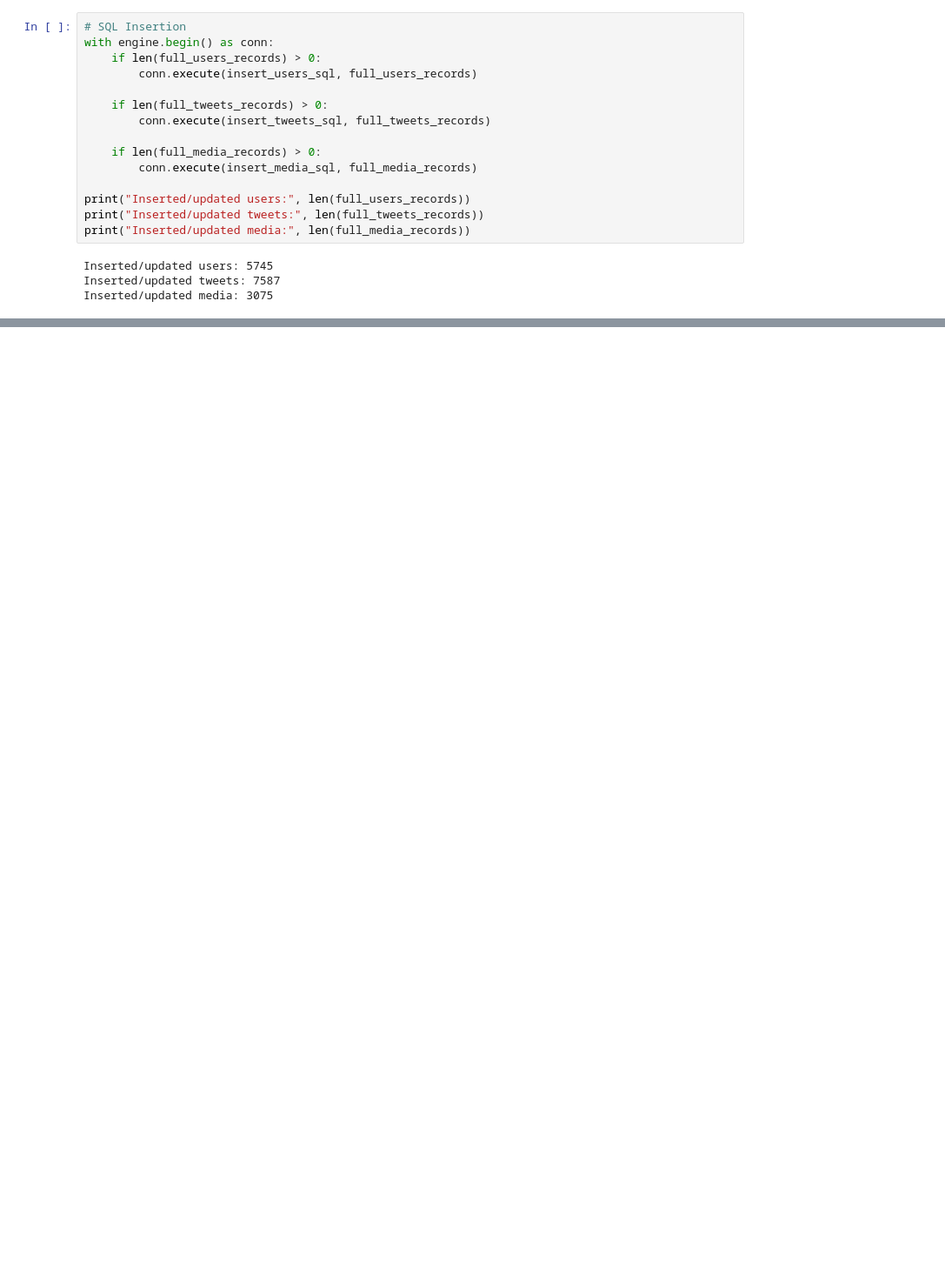
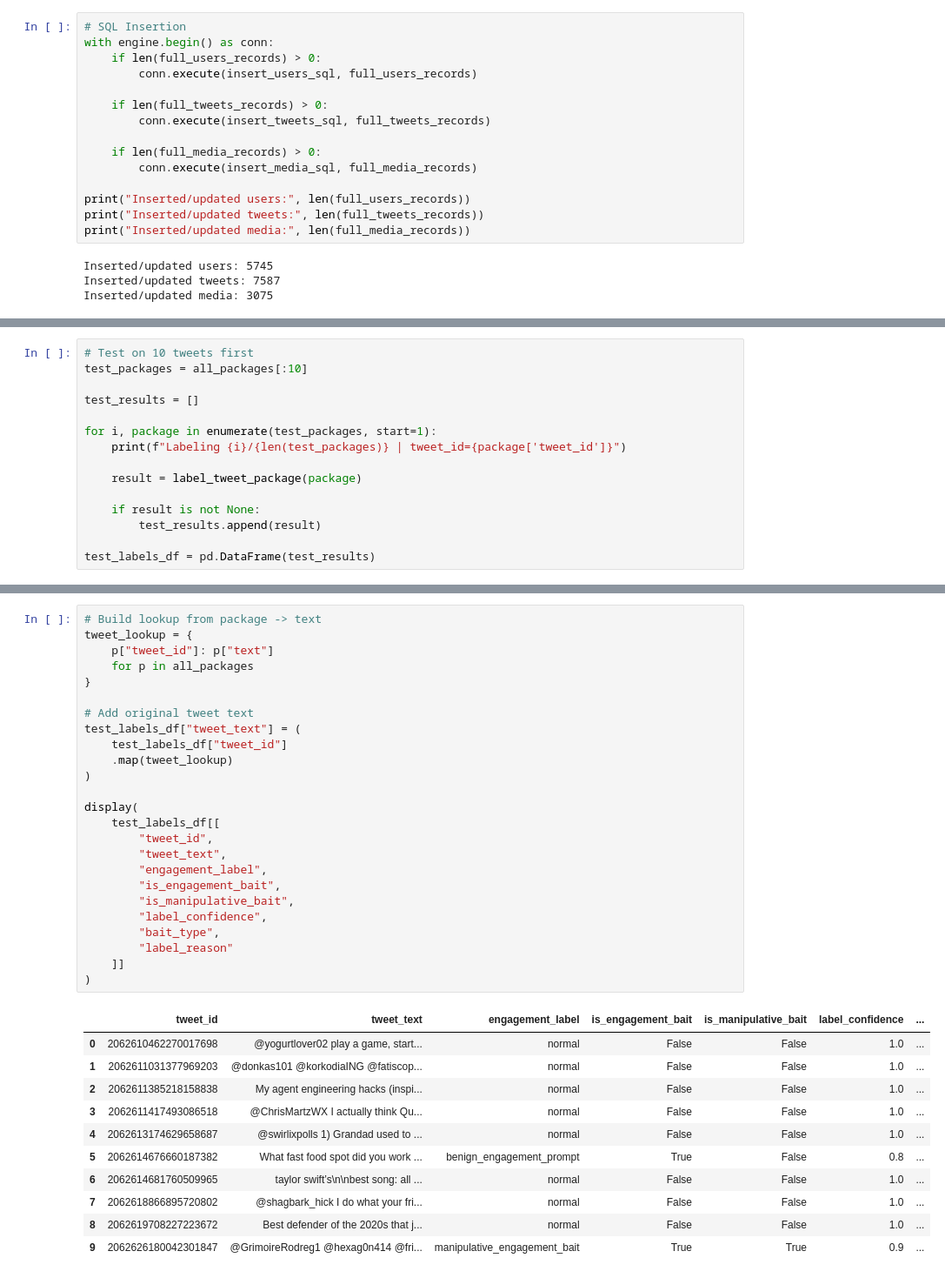
Before and after one commit to RJ-Worrall/Twitter_Engagement_Bait_Modeling, a Jupyter notebook: Twitter_Project.ipynb, the cells around one changed output, grey strips where cells are left out. Shown at 87% size. Saved outputs shown, nothing was run; the diff lists cells and outputs as text; blank space fills up the shorter version.

Commit message:
added first test of openAI labeling

```diff
--- a/Twitter_Project.ipynb
+++ b/Twitter_Project.ipynb
@@ -1119,0 +1391,15 @@ Inserted/updated media: 3075
+# %%
+# Test on 10 tweets first
+test_packages = all_packages[:10]
+
+test_results = []
+
+for i, package in enumerate(test_packages, start=1):
+    print(f"Labeling {i}/{len(test_packages)} | tweet_id={package['tweet_id']}")
+
+    result = label_tweet_package(package)
+
+    if result is not None:
+        test_results.append(result)
+
+test_labels_df = pd.DataFrame(test_results)
@@ -1119,0 +1417,37 @@ Inserted/updated media: 3075
+# %%
+# Build lookup from package -> text
+tweet_lookup = {
+    p["tweet_id"]: p["text"]
+    for p in all_packages
+}
+
+# Add original tweet text
+test_labels_df["tweet_text"] = (
+    test_labels_df["tweet_id"]
+    .map(tweet_lookup)
+)
+
+display(
+    test_labels_df[[
+        "tweet_id",
+        "tweet_text",
+        "engagement_label",
+        "is_engagement_bait",
+        "is_manipulative_bait",
+        "label_confidence",
+        "bait_type",
+        "label_reason"
+    ]]
+)
+# %% [output]
+|  | tweet_id | tweet_text | engagement_label | is_engagement_bait | is_manipulative_bait | label_confidence | ... |
+| 0 | 2062610462270017698 | @yogurtlover02 play a game, start... | normal | False | False | 1.0 | ... |
+| 1 | 2062611031377969203 | @donkas101 @korkodiaING @fatiscop... | normal | False | False | 1.0 | ... |
+| 2 | 2062611385218158838 | My agent engineering hacks (inspi... | normal | False | False | 1.0 | ... |
+| 3 | 2062611417493086518 | @ChrisMartzWX I actually think Qu... | normal | False | False | 1.0 | ... |
+| 4 | 2062613174629658687 | @swirlixpolls 1) Grandad used to ... | normal | False | False | 1.0 | ... |
+| 5 | 2062614676660187382 | What fast food spot did you work ... | benign_engagement_prompt | True | False | 0.8 | ... |
+| 6 | 2062614681760509965 | taylor swift’s\n\nbest song: all ... | normal | False | False | 1.0 | ... |
+| 7 | 2062618866895720802 | @shagbark_hick I do what your fri... | normal | False | False | 1.0 | ... |
+| 8 | 2062619708227223672 | Best defender of the 2020s that j... | normal | False | False | 1.0 | ... |
+| 9 | 2062626180042301847 | @GrimoireRodreg1 @hexag0n414 @fri... | manipulative_engagement_bait | True | True | 0.9 | ... |
```
Also changed, not shown: parts of 10 cells of this notebook, 1 other file.
